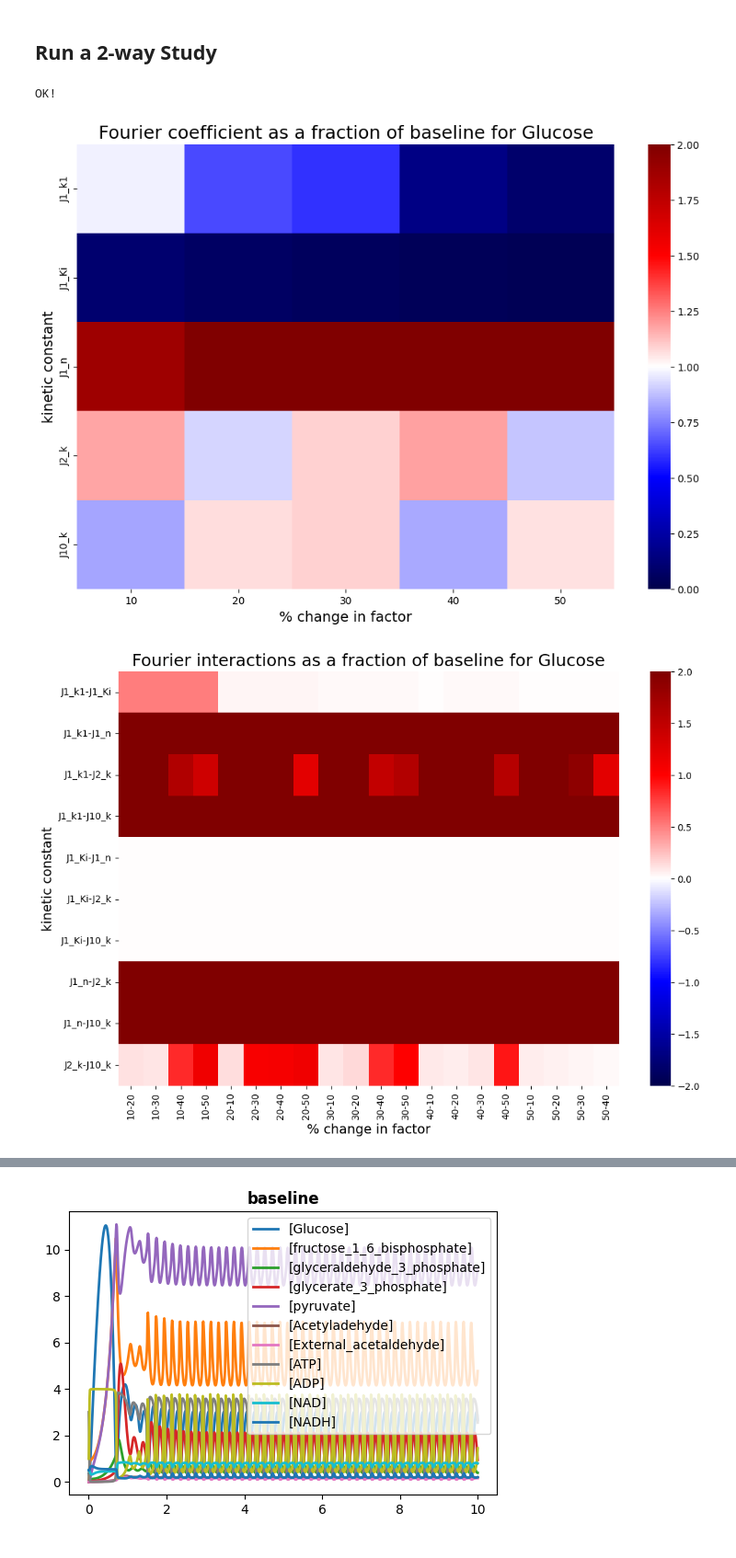
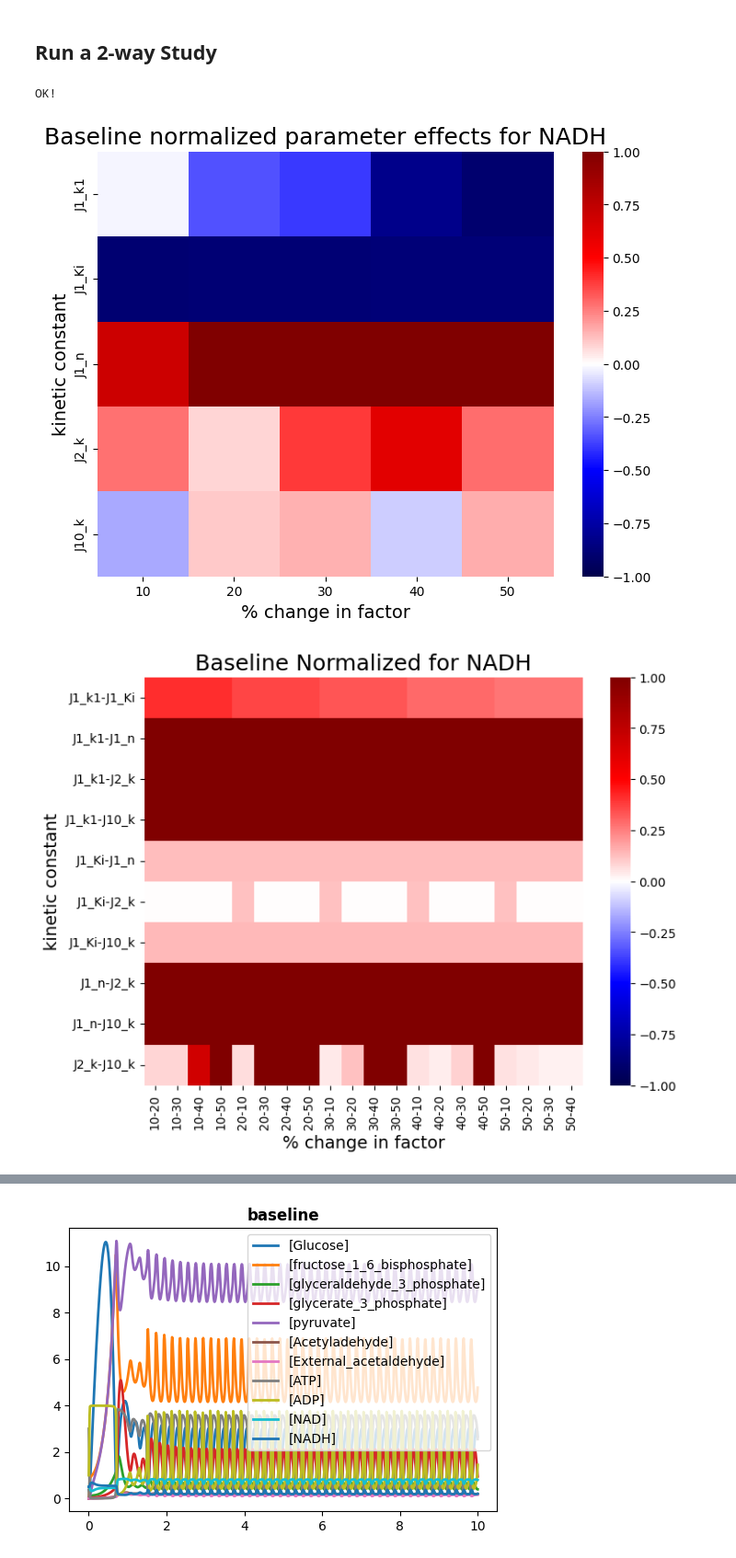
Before and after one commit to ModelEngineering/BIOEN-437, a Jupyter notebook: Lectures/Design-Of-Experiments/doe_two_way_design.ipynb, the cells around one changed output, grey strips where cells are left out. Shown at 92% size. Cells and saved outputs as stored; diff of their text form; code cells hidden in the pictures.

```diff
--- a/Lectures/Design-Of-Experiments/doe_two_way_design.ipynb
+++ b/Lectures/Design-Of-Experiments/doe_two_way_design.ipynb
@@ -186,7 +188,8 @@ START = 0
 END = 5
 NUMPT = 1000  # number of points to simulate
 WOLF_RR = te.loada(WOLF_MODEL)
-FACTOR_DCT = {k: v for k, v in getFactorValueDct(WOLF_MODEL).items() if "J1" in k or "J2" in k}  # Use a subset
+FULL_FACTOR_DCT = getFactorValueDct(WOLF_MODEL)
+FACTOR_DCT = {k: v for k, v in FULL_FACTOR_DCT.items() if "J1" in k or "J2" in k}  # Use a subset
 WOLF_FACTORS = list(FACTOR_DCT.keys())
 rr = te.loada(WOLF_MODEL)
 WOLF_DF = arrToDF(rr.simulate(START, END, NUMPT))
@@ -432,6 +437,7 @@ def run1WayStudy(base_factor_dct: pd.DataFrame=FACTOR_DCT,
         percents:List[int]=[-10, 20], model=WOLF_MODEL,
         molecule="Glucose",
         offset:int=100,
+        figsize=(8, 6),
         is_plot:bool=True) -> Tuple[float, pd.DataFrame]:
     """
     Runs a 1W design study of the effects of parameter changes on oscillations.
@@ -458,17 +464,17 @@ def run1WayStudy(base_factor_dct: pd.DataFrame=FACTOR_DCT,
     # Visualize
     if is_plot:
         # Visualization
-        plot_df = 1 + alpha_df/mu
-        fig, ax = plt.subplots(1, figsize=(12, 8))
-        sns.heatmap(plot_df, cmap="seismic", ax=ax, vmin=0, vmax=2)
+        plot_df = alpha_df/mu
+        fig, ax = plt.subplots(1, figsize=figsize)
+        sns.heatmap(plot_df, cmap="seismic", ax=ax, vmin=-1, vmax=1)
         plt.ylabel("kinetic constant", fontsize=14)
         plt.xlabel("% change in factor", fontsize=14)
-        _ = plt.title(f"Fourier coefficient as a fraction of baseline for {molecule}", fontsize=18)
+        _ = plt.title(f"Baseline normalized parameter effects for {molecule}", fontsize=18)
     #
     return mu, alpha_df
 
 # Tests
-mu, alpha_df = run1WayStudy(base_factor_dct=FACTOR_DCT, percents=[10, 20, 30])
+mu, alpha_df = run1WayStudy(base_factor_dct=FULL_FACTOR_DCT, percents=[-30, -20, -10, 10, 20, 30], figsize=(6, 4))
 assert(isinstance(alpha_df, pd.DataFrame))
 assert(isinstance(mu, float))
 print("OK!")
@@ -578,7 +584,7 @@ def makeFactorLevel2WayDF(base_factor_dct: Dict[str, float]=FACTOR_DCT, percents
     if 0 in percents:
         percents.remove(0)
     #
-    factor_pairs = list(itertools.combinations(FACTOR_DCT.keys(), 2))
+    factor_pairs = list(itertools.combinations(base_factor_dct.keys(), 2))
     level_pairs = list(itertools.permutations(percents, 2))
     factor_level_2way_dct = {k: np.zeros(len(factor_pairs)) for k in level_pairs}
     factor_level_2way_df = pd.DataFrame(index=pd.MultiIndex.from_tuples(factor_pairs),
@@ -596,7 +602,7 @@ def makeFactorLevel2WayDF(base_factor_dct: Dict[str, float]=FACTOR_DCT, percents
 
 # Tests
 percents = [10, 20, 30]
-base_factor_dct = FACTOR_DCT
+base_factor_dct = FULL_FACTOR_DCT
 factor_level_two_way_df = makeFactorLevel2WayDF(base_factor_dct, percents)
 assert(isinstance(factor_level_two_way_df, pd.DataFrame))
 assert(len(df) > 0)
@@ -662,7 +670,8 @@ def run2WayStudy(base_factor_dct: pd.DataFrame=FACTOR_DCT,
         model:str=WOLF_MODEL,
         molecule:str="Glucose",
         offset:int=100,
-        is_plot:bool=True) -> Tuple[float, pd.DataFrame]:
+        figsize=(8, 6),
+        is_plot:bool=True) -> DOE2Way:
     """
     Runs a 1W design study of the effects of parameter changes on oscillations.
 
@@ -672,6 +681,7 @@ def run2WayStudy(base_factor_dct: pd.DataFrame=FACTOR_DCT,
     model: str (Antimony model)
     molecule: str (chemical species)
     offset: number of initial timepoints to discard
+    figsize: size of the figure
     is_plot: create a visualization
 
     Returns:
@@ -683,39 +693,40 @@ def run2WayStudy(base_factor_dct: pd.DataFrame=FACTOR_DCT,
         values: Change in frequency w.r.t. baseline (alpha)
     """
     # Do a 1-way study
     mu, alpha_df = run1WayStudy(base_factor_dct, percents, model=model,
             molecule=molecule, offset=offset, is_plot=is_plot)
     # Do the 2-way study
     ## Create the factor levels to simulate
     factor_level_2way_df = makeFactorLevel2WayDF(base_factor_dct, percents)
     ## Simulate the betas
     beta_df = pd.DataFrame(np.nan, columns=factor_level_2way_df.columns,
             index=factor_level_2way_df.index)
     for (factor1, factor2) in factor_level_2way_df.index:
         for (level1, level2) in factor_level_2way_df.columns:
             change_dct = {factor1: level1, factor2: level2}
             response = calculateCoefficient(change_dct, model=model, molecule=molecule, offset=offset)
             beta = response - mu - alpha_df.loc[factor1, level1] - alpha_df.loc[factor2, level2]
             beta_df.loc[(factor1, factor2), (level1, level2)] = response
     doe_2way = DOE2Way(mu=mu, alpha_df=alpha_df, beta_df=beta_df)
     # Visualize
     if is_plot:
         # Visualization
         plot_df = beta_df/mu
-        fig, ax = plt.subplots(1, figsize=(12, 8))
-        sns.heatmap(plot_df, cmap="seismic", ax=ax, vmin=-2, vmax=2)
+        fig, ax = plt.subplots(1, figsize=figsize)
+        sns.heatmap(plot_df, cmap="seismic", ax=ax, vmin=-1, vmax=1)
         plt.ylabel("kinetic constant", fontsize=14)
         plt.xlabel("% change in factor", fontsize=14)
-        _ = plt.title(f"Fourier interactions as a fraction of baseline for {molecule}", fontsize=18)
+        _ = plt.title(f"Baseline Normalized for {molecule}", fontsize=18)
     #
-    return mu, alpha_df, beta_df
+    return DOE2Way(mu=mu, alpha_df=alpha_df, beta_df=beta_df)
 
 # Tests
-mu, alpha_df, beta_df = run2WayStudy(base_factor_dct=FACTOR_DCT, percents=[10, 20, 30, 40, 50])
-assert(isinstance(alpha_df, pd.DataFrame))
-assert(isinstance(mu, float))
+doe_2way = run2WayStudy(base_factor_dct=FACTOR_DCT, percents=[10, 20, 30, 40, 50], molecule="NADH")
+assert(isinstance(doe_2way.alpha_df, pd.DataFrame))
+assert(isinstance(doe_2way.beta_df, pd.DataFrame))
+assert(isinstance(doe_2way.mu, float))
 print("OK!")
 # %% [output]
 OK!
-[figure, old version]
+[figure, new version]
-[figure, old version]
+[figure, new version]
```
Also changed, not shown: parts of 22 cells of this notebook.
